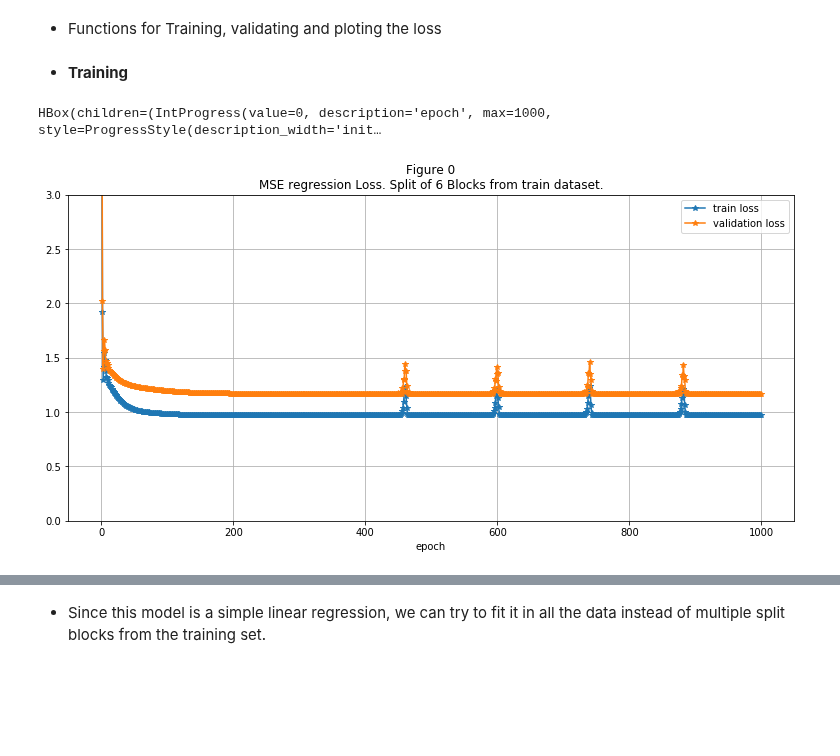
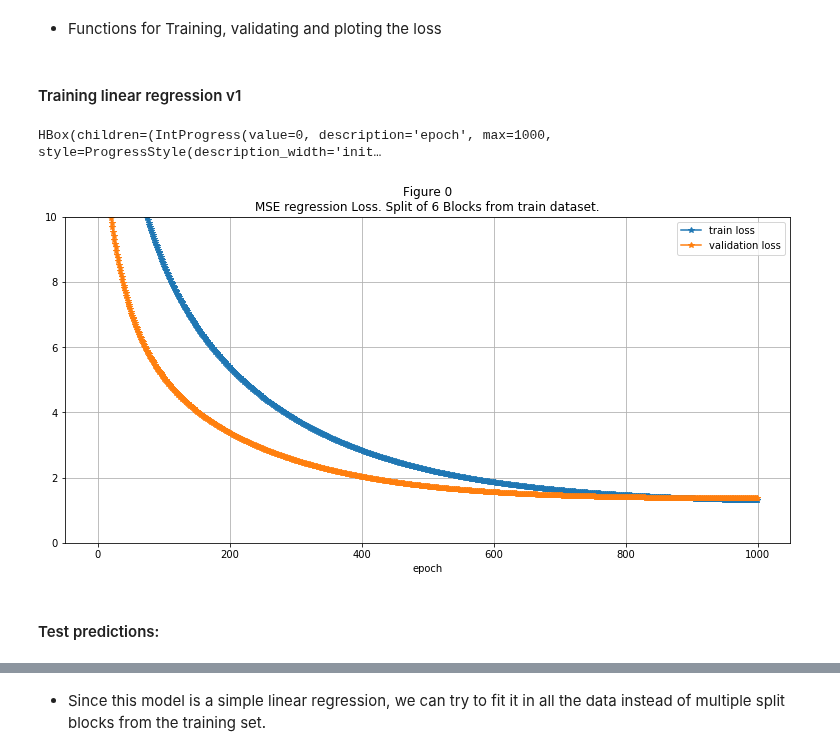
Before and after one commit to leoniloris/Stock-Price-Prediction, a Jupyter notebook: stock_price_prediction.ipynb, the cells around one changed output, grey strips where cells are left out. Saved outputs shown, nothing was run; the diff lists cells and outputs as text; code cells hidden in the pictures; blank space fills up the shorter version.

Commit message:
linear model following +-

```diff
--- a/stock_price_prediction.ipynb
+++ b/stock_price_prediction.ipynb
@@ -383,7 +370,7 @@ train_val_samples = get_samples_and_targets(
     target_column='log_returns',
     windowed_features_columns=['open', 'high', 'low', 'close'],
     scalar_features_columns=['daily_returns', 'log_returns', 'obv'],
-    window_size=5, overlap=3)
+    window_size=WINDOW_SIZE, overlap=3)
 # %% [markdown]
 ## Create simple model for linear regression
 # %%
@@ -407,13 +394,12 @@ Multiple variations of the former are found in the literature (we can add *momen
 We are going to use the Gradient descent with Adaptive momentum and Adaptive learning rate -**Adam**- variation.
 # %%
 class LinearRegression(torch.nn.Module):
-    def __init__(self, input_size, output_size):
+    def __init__(self, input_size, output_size, use_bias=False):
         super().__init__()
-        self.w = torch.nn.Parameter(torch.randn(output_size, input_size))
-        self.b = torch.nn.Parameter(torch.randn(output_size))
+        self.w = torch.nn.Parameter(np.sqrt(input_size) * torch.randn(output_size, input_size))
 
     def forward(self, x):
-        y = x @ self.w.t() + self.b
+        y = x @ self.w.t()
         return y.view(-1)
 # %% [markdown]
 * Functions for Training, validating and ploting the loss
@@ -436,7 +422,7 @@ def validate(model, criterion, validation_samples):
         loss = criterion(target, target_pred)
         return loss.detach().numpy()
 # %%
-def train_n_epocs(model, criterion, optimizer, train_samples, train_splits, n_epocs):
+def train_n_epocs(model, criterion, optimizer, train_val_samples, train_splits, n_epocs):
     metrics = {'train_loss': [], 'validation_loss': []}
     for i in tqdm_notebook(range(n_epocs), desc='epoch'):
         train_loss = 0
@@ -452,20 +438,3 @@ def train_n_epocs(model, criterion, optimizer, train_samples, train_splits, n_ep
         metrics['train_loss'].append(train_loss)
         metrics['validation_loss'].append(validation_loss)
     return metrics
-# %%
-def plot_metrics_factory():
-    figure_handle = 0
-    def plot_metrics(metrics, y_range=[0, 20], title=''):
-        nonlocal figure_handle
-        plt.figure(figsize=(13, 6))
-        plt.plot(metrics['train_loss'], '-*', label='train loss', )
-        plt.plot(metrics['validation_loss'], '-*', label='validation loss')
-        plt.legend()
-        plt.ylim(y_range)
-        plt.title(('Figure %d\nMSE regression Loss. ' % figure_handle) + title)
-        plt.xlabel('epoch')
-        plt.grid()
-        plt.show()
-        figure_handle += 1
-    return plot_metrics
-plot_metrics = plot_metrics_factory()
@@ -472,14 +443,16 @@ plot_metrics = plot_metrics_factory()
 # %% [markdown]
-* **Training**
+#### Training linear regression v1
 # %%
 model = LinearRegression(FLATTENED_SAMPLE_SIZE, 1)
 train_splits = BlockingTimeSeriesSplit(n_splits=6, train_val_percentage=TRAIN_VAL_PERCENTAGE)
 criterion = torch.nn.MSELoss(reduction='mean')
-optimizer = torch.optim.Adam(model.parameters(), lr=0.005)
+optimizer = torch.optim.SGD(model.parameters(), lr=0.001)
 
-metrics = train_n_epocs(model, criterion, optimizer, train_samples, train_splits, n_epocs=1000)
+metrics = train_n_epocs(model, criterion, optimizer, train_val_samples, train_splits, n_epocs=1000)
 
-plot_metrics(metrics, [0, 3], 'Split of 6 Blocks from train dataset.')
+plot_metrics(metrics, [0, 10], 'Split of 6 Blocks from train dataset.')
 # %% [output]
 HBox(children=(IntProgress(value=0, description='epoch', max=1000, style=ProgressStyle(description_width='init…
-[figure, old version]
+[figure, new version]
+# %% [markdown]
+#### Test predictions:
```
Also changed, not shown: parts of 24 cells of this notebook, 1 other file.
